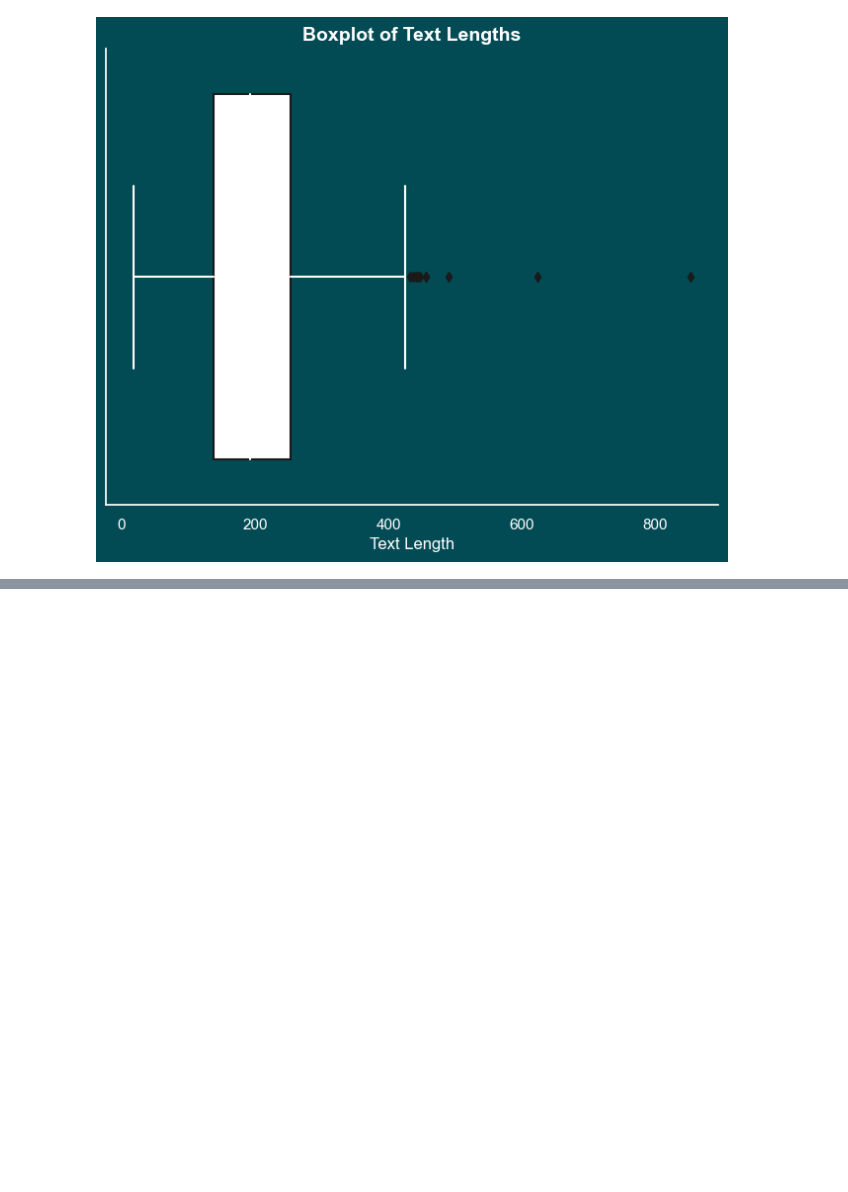
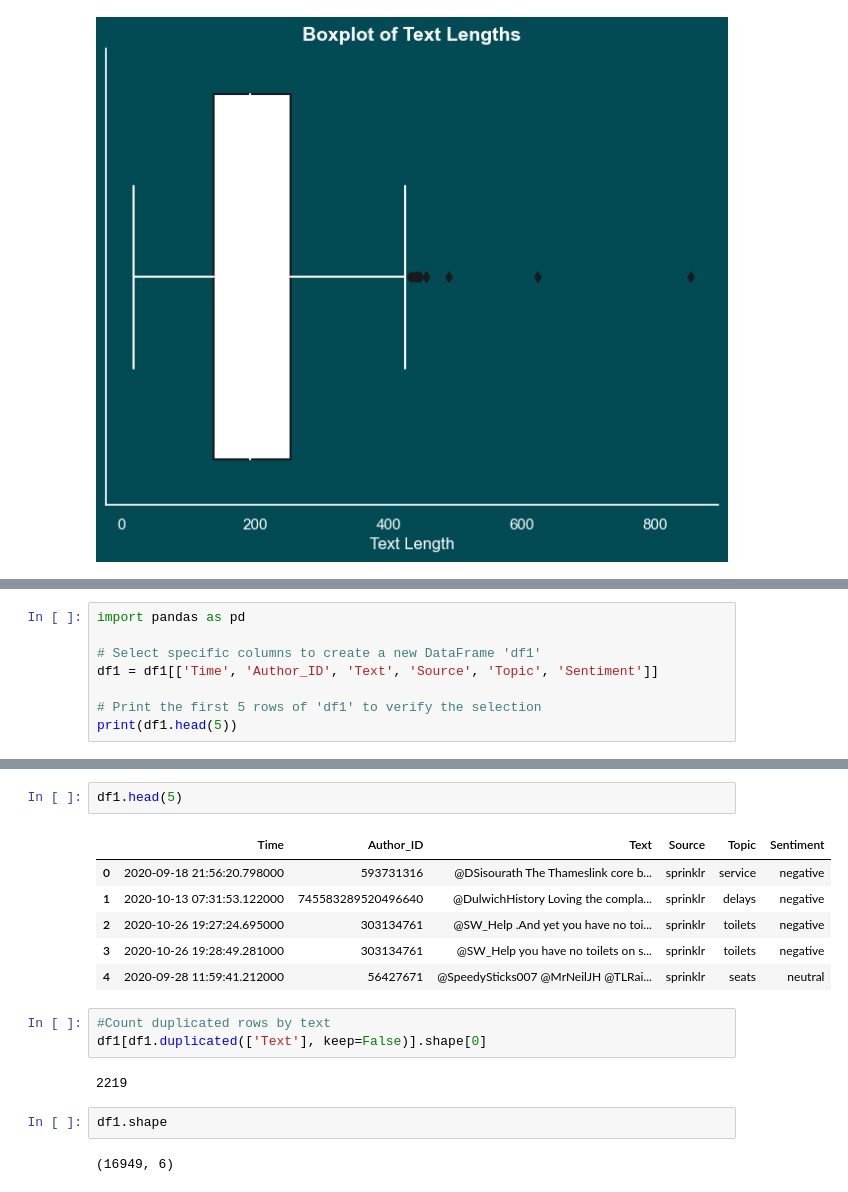
Before and after one commit to ShinuJoseph/Tweets2GPT, a Jupyter notebook: Code/Notebooks/Sprint3 - Data Understanding - Cem - v2.ipynb, the cells around one changed output, grey strips where cells are left out. Saved outputs shown, nothing was run; the diff lists cells and outputs as text; blank space fills up the shorter version.

```diff
--- a/Code/Notebooks/Sprint3 - Data Understanding - Cem - v2.ipynb
+++ b/Code/Notebooks/Sprint3 - Data Understanding - Cem - v2.ipynb
@@ -768,0 +909,8 @@ plt.show()
+# %%
+import pandas as pd
+
+# Select specific columns to create a new DataFrame 'df1'
+df1 = df1[['Time', 'Author_ID', 'Text', 'Source', 'Topic', 'Sentiment']]
+
+# Print the first 5 rows of 'df1' to verify the selection
+print(df1.head(5))
@@ -768,0 +938,18 @@ plt.show()
+# %%
+df1.head(5)
+# %% [output]
+|  | Time | Author_ID | Text | Source | Topic | Sentiment |
+| 0 | 2020-09-18 21:56:20.798000 | 593731316 | @DSisourath The Thameslink core b... | sprinklr | service | negative |
+| 1 | 2020-10-13 07:31:53.122000 | 745583289520496640 | @DulwichHistory Loving the compla... | sprinklr | delays | negative |
+| 2 | 2020-10-26 19:27:24.695000 | 303134761 | @SW_Help .And yet you have no toi... | sprinklr | toilets | negative |
+| 3 | 2020-10-26 19:28:49.281000 | 303134761 | @SW_Help you have no toilets on s... | sprinklr | toilets | negative |
+| 4 | 2020-09-28 11:59:41.212000 | 56427671 | @SpeedySticks007 @MrNeilJH @TLRai... | sprinklr | seats | neutral |
+# %%
+#Count duplicated rows by text
+df1[df1.duplicated(['Text'], keep=False)].shape[0]
+# %% [output]
+2219
+# %%
+df1.shape
+# %% [output]
+(16949, 6)
```
Also changed, not shown: parts of 27 cells of this notebook.
